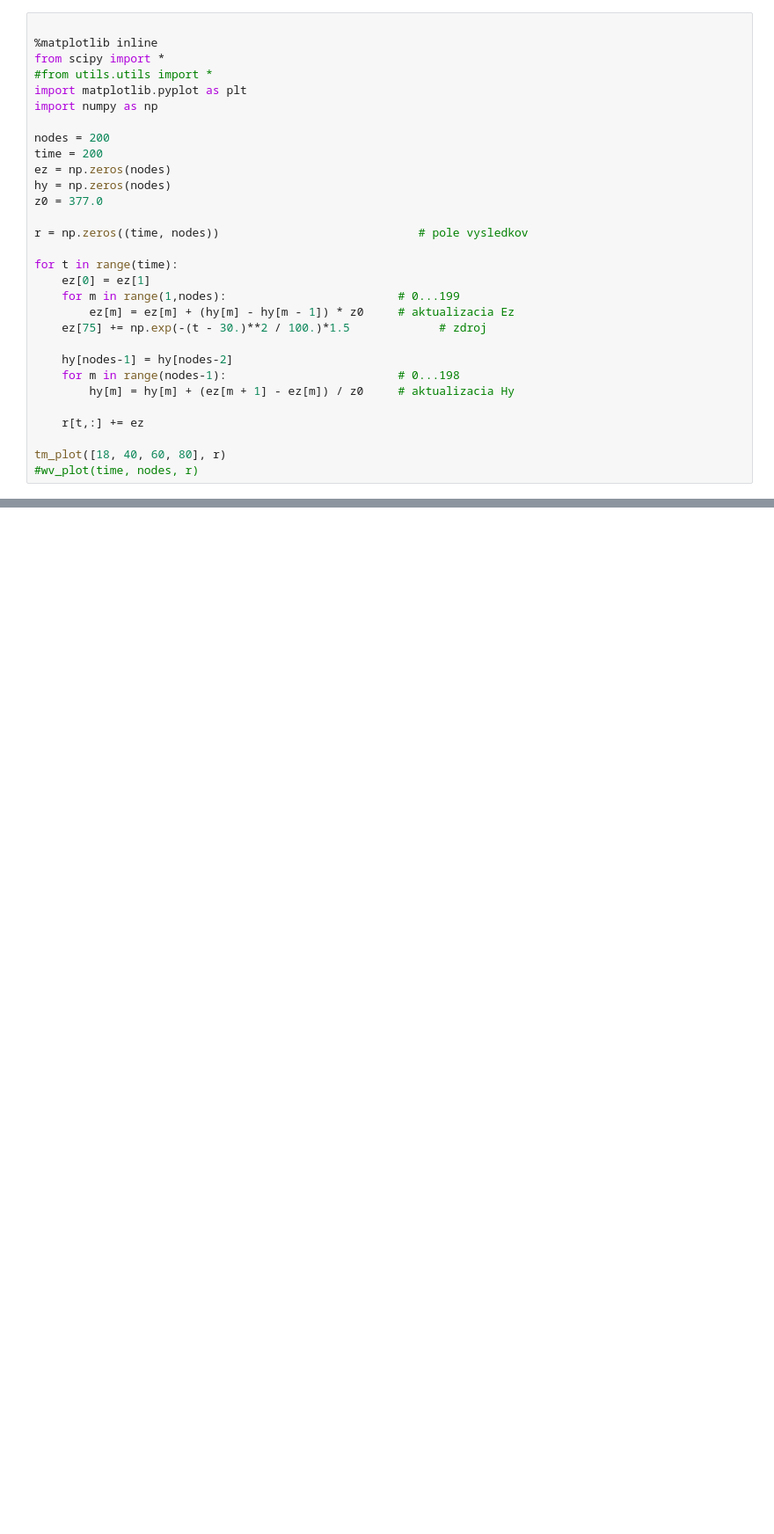
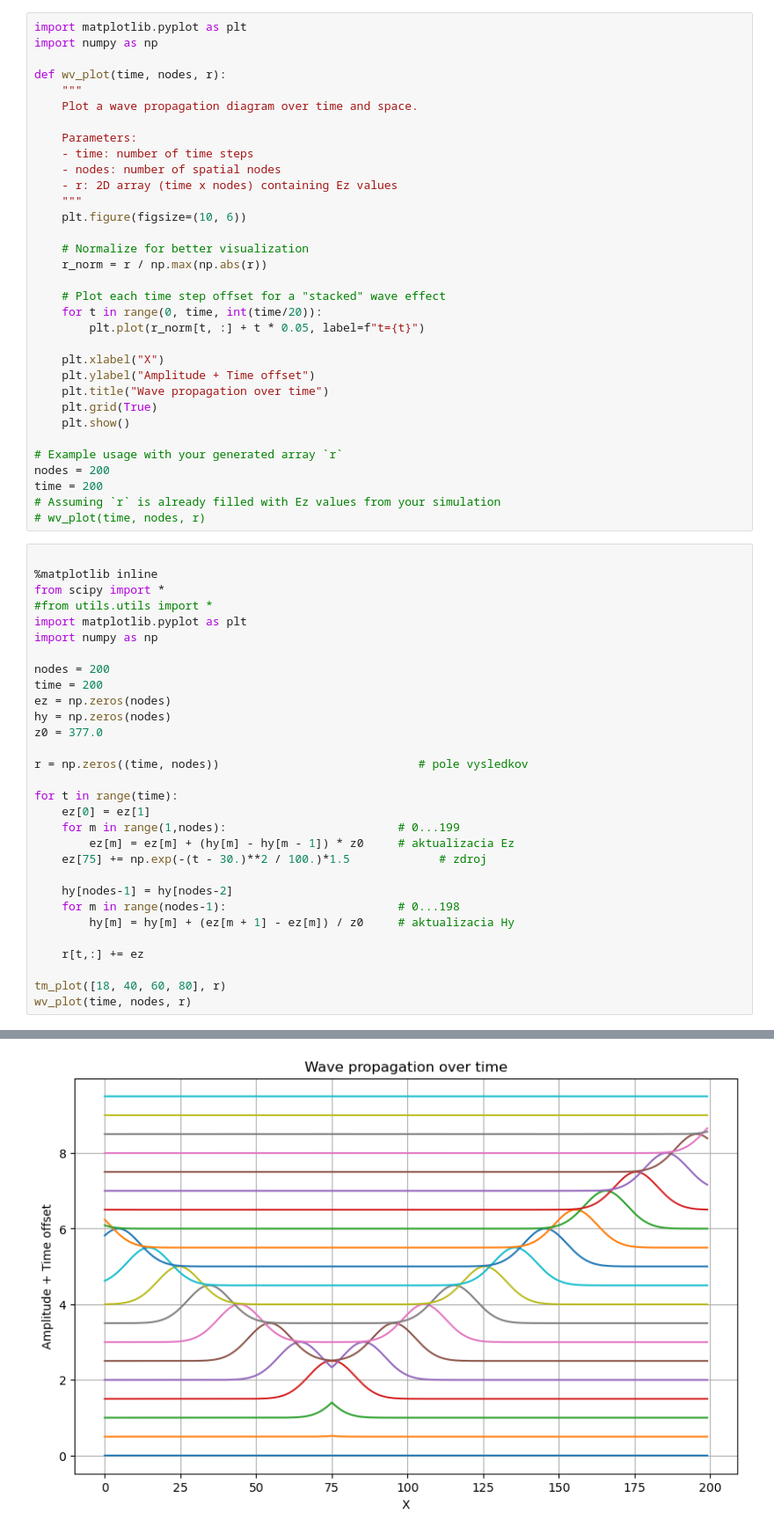
Before and after one commit to asiaat/notebook-fdtd, a Jupyter notebook: 060_fdtd_1d_source_abc.ipynb, the cells around one changed output, grey strips where cells are left out. Shown at 88% size. Cells and saved outputs as stored; diff of their text form; blank space fills up the shorter version.

Commit message:
ww_plot func

```diff
--- a/060_fdtd_1d_source_abc.ipynb
+++ b/060_fdtd_1d_source_abc.ipynb
@@ -103,35 +103,69 @@ def tm_plot(times, r):
 
     plt.tight_layout()
     plt.show()
+# %%
+import matplotlib.pyplot as plt
+import numpy as np
+
+def wv_plot(time, nodes, r):
+    """
+    Plot a wave propagation diagram over time and space.
+
+    Parameters:
+    - time: number of time steps
+    - nodes: number of spatial nodes
+    - r: 2D array (time x nodes) containing Ez values
+    """
+    plt.figure(figsize=(10, 6))
+
+    # Normalize for better visualization
+    r_norm = r / np.max(np.abs(r))
+
+    # Plot each time step offset for a "stacked" wave effect
+    for t in range(0, time, int(time/20)):
+        plt.plot(r_norm[t, :] + t * 0.05, label=f"t={t}")
+
+    plt.xlabel("X")
+    plt.ylabel("Amplitude + Time offset")
+    plt.title("Wave propagation over time")
+    plt.grid(True)
+    plt.show()
+
+# Example usage with your generated array `r`
+nodes = 200
+time = 200
+# Assuming `r` is already filled with Ez values from your simulation
+# wv_plot(time, nodes, r)
 # %%
 
 %matplotlib inline
 from scipy import *
 #from utils.utils import *
 import matplotlib.pyplot as plt
 import numpy as np
 
 nodes = 200
 time = 200
 ez = np.zeros(nodes)
 hy = np.zeros(nodes)
 z0 = 377.0
 
 r = np.zeros((time, nodes))                             # pole vysledkov
 
 for t in range(time):
     ez[0] = ez[1]
     for m in range(1,nodes):                         # 0...199
         ez[m] = ez[m] + (hy[m] - hy[m - 1]) * z0     # aktualizacia Ez
     ez[75] += np.exp(-(t - 30.)**2 / 100.)*1.5             # zdroj
 
     hy[nodes-1] = hy[nodes-2]
     for m in range(nodes-1):                         # 0...198
         hy[m] = hy[m] + (ez[m + 1] - ez[m]) / z0     # aktualizacia Hy
 
     r[t,:] += ez
 
 tm_plot([18, 40, 60, 80], r)
-#wv_plot(time, nodes, r)
+wv_plot(time, nodes, r)
 # %% [output]
 [figure]
+[figure, added]
```
